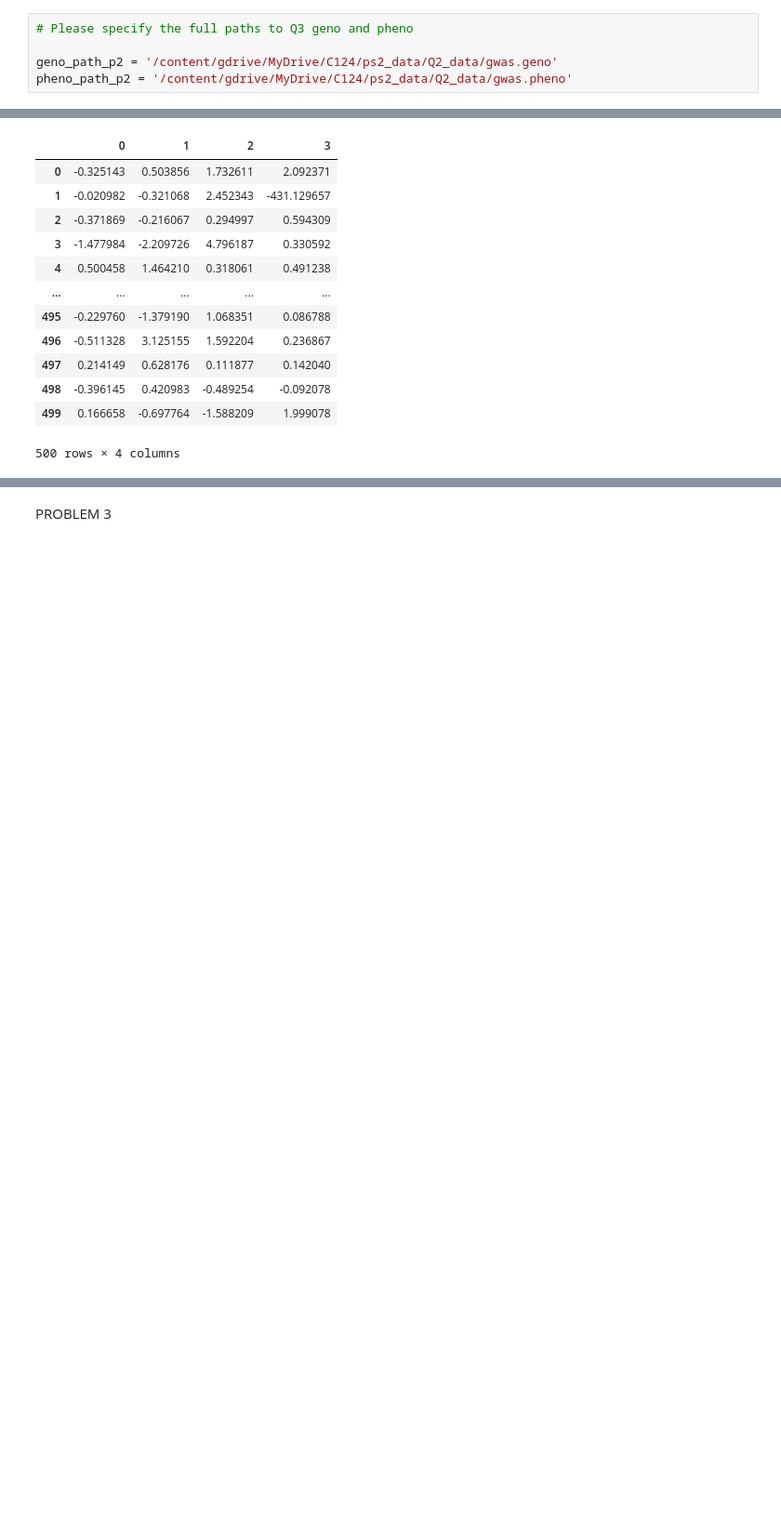
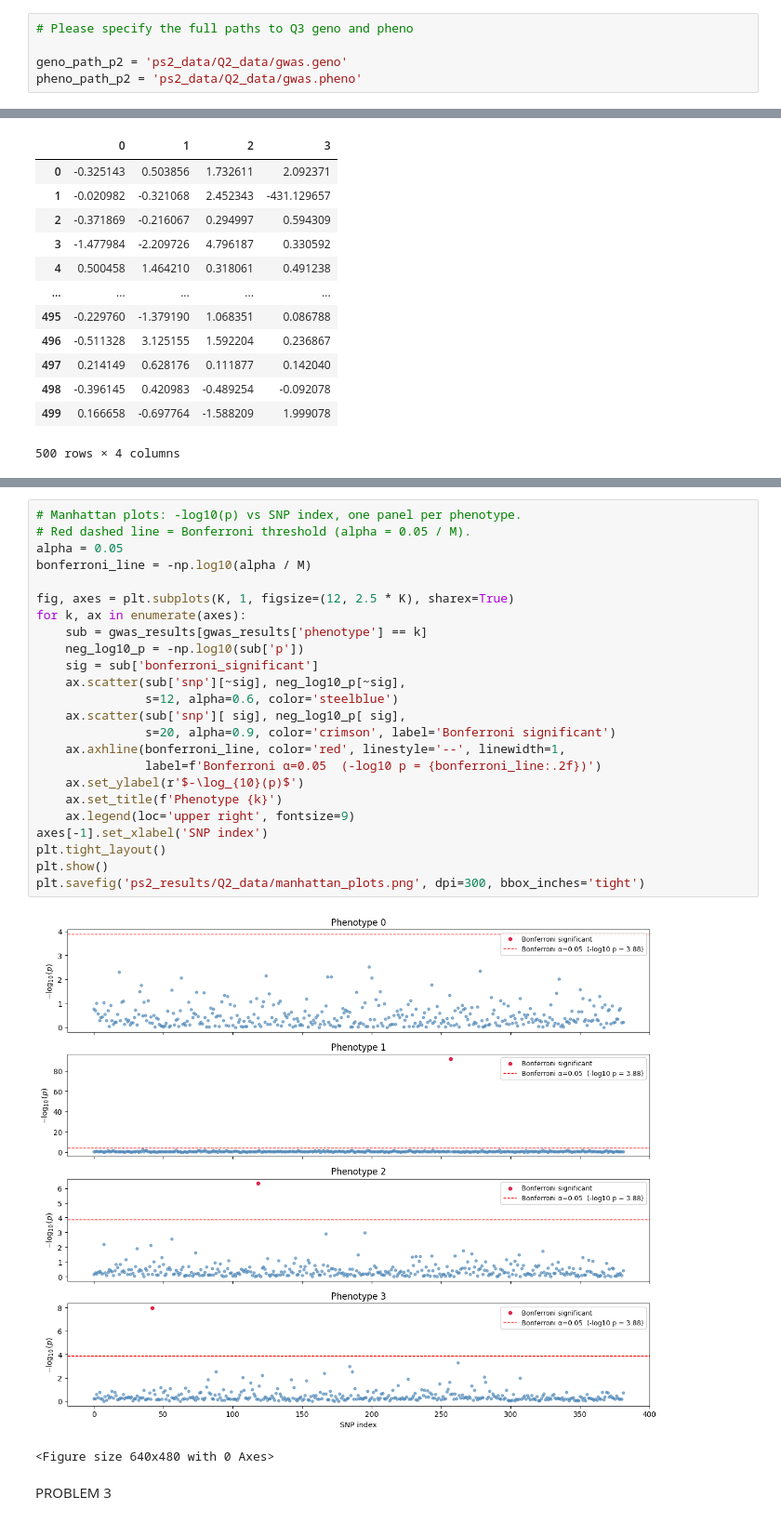
Before and after one commit to Mike-Mans/ps2, a Jupyter notebook: CS_C124_PS2_Template.ipynb, the cells around one changed output, grey strips where cells are left out. Shown at 93% size. Cells and saved outputs as stored; diff of their text form; blank space fills up the shorter version.

Commit message:
initial results, Q2

```diff
--- a/CS_C124_PS2_Template.ipynb
+++ b/CS_C124_PS2_Template.ipynb
@@ -34,8 +33,8 @@ PROBLEM 2
 # %%
 # Please specify the full paths to Q3 geno and pheno
 
-geno_path_p2 = '/content/gdrive/MyDrive/C124/ps2_data/Q2_data/gwas.geno'
-pheno_path_p2 = '/content/gdrive/MyDrive/C124/ps2_data/Q2_data/gwas.pheno'
+geno_path_p2 = 'ps2_data/Q2_data/gwas.geno'
+pheno_path_p2 = 'ps2_data/Q2_data/gwas.pheno'
 # %%
 # See Q2_data/README for information on these files
 gwas_geno = pd.read_csv(geno_path_p2, header=None, sep=' ')
@@ -77,3 +117,30 @@ gwas_pheno
+# %%
+# Manhattan plots: -log10(p) vs SNP index, one panel per phenotype.
+# Red dashed line = Bonferroni threshold (alpha = 0.05 / M).
+alpha = 0.05
+bonferroni_line = -np.log10(alpha / M)
+
+fig, axes = plt.subplots(K, 1, figsize=(12, 2.5 * K), sharex=True)
+for k, ax in enumerate(axes):
+    sub = gwas_results[gwas_results['phenotype'] == k]
+    neg_log10_p = -np.log10(sub['p'])
+    sig = sub['bonferroni_significant']
+    ax.scatter(sub['snp'][~sig], neg_log10_p[~sig],
+               s=12, alpha=0.6, color='steelblue')
+    ax.scatter(sub['snp'][ sig], neg_log10_p[ sig],
+               s=20, alpha=0.9, color='crimson', label='Bonferroni significant')
+    ax.axhline(bonferroni_line, color='red', linestyle='--', linewidth=1,
+               label=f'Bonferroni α=0.05  (-log10 p = {bonferroni_line:.2f})')
+    ax.set_ylabel(r'$-\log_{10}(p)$')
+    ax.set_title(f'Phenotype {k}')
+    ax.legend(loc='upper right', fontsize=9)
+axes[-1].set_xlabel('SNP index')
+plt.tight_layout()
+plt.show()
+plt.savefig('ps2_results/Q2_data/manhattan_plots.png', dpi=300, bbox_inches='tight')
+# %% [output]
+[figure, added]
+<Figure size 640x480 with 0 Axes>
 # %% [markdown]
 PROBLEM 3
 # %%
```
Also changed, not shown: parts of 5 cells of this notebook, 2 other files.
